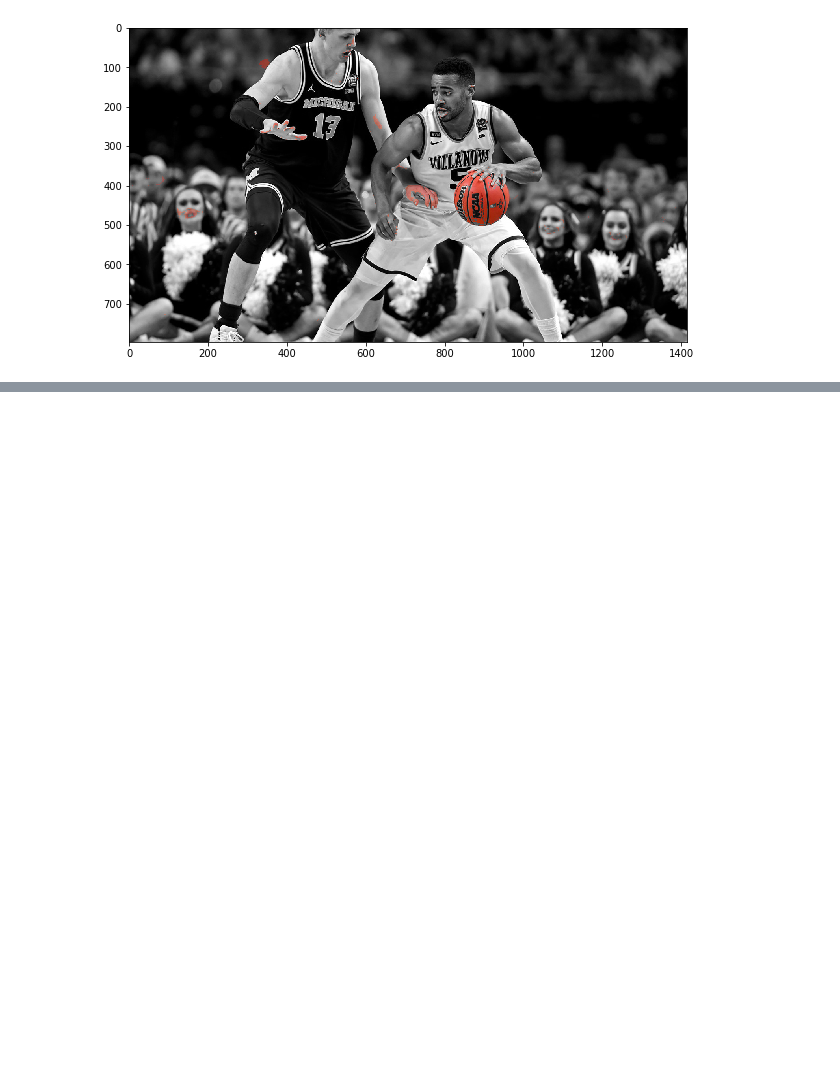
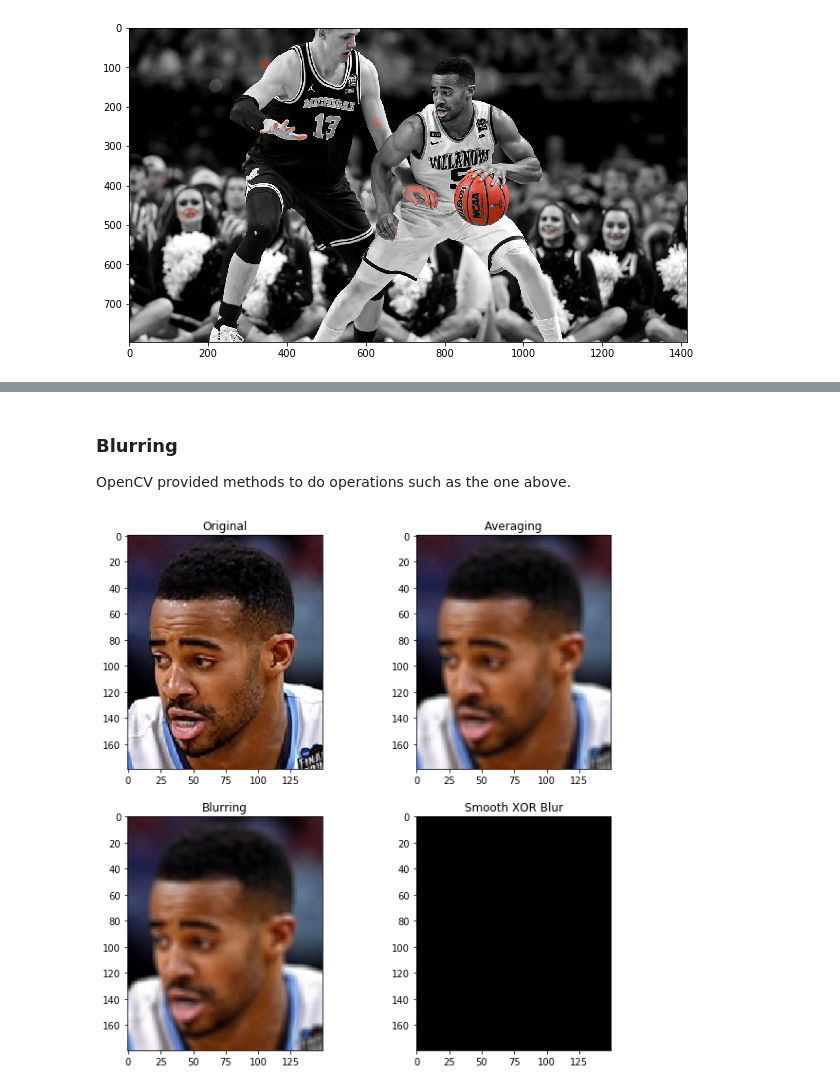
Before and after one commit to guilhermesimas/text-classification, a Jupyter notebook: opencv-img-processing/opencv-img-processing.ipynb, the cells around one changed output, grey strips where cells are left out. Saved outputs shown, nothing was run; the diff lists cells and outputs as text; code cells hidden in the pictures; blank space fills up the shorter version.

```diff
--- a/opencv-img-processing/opencv-img-processing.ipynb
+++ b/opencv-img-processing/opencv-img-processing.ipynb
@@ -51,0 +104,15 @@ plt.imshow(img_done)
+# %% [markdown]
+### Blurring
+OpenCV provided methods to do operations such as the one above.
+# %%
+img_blur = cv2.blur(img_roi,(5,5))
+plt.subplot(221),plt.imshow(img_roi),plt.title('Original')
+plt.subplot(222),plt.imshow(img_smooth),plt.title('Averaging')
+plt.subplot(223),plt.imshow(img_blur),plt.title('Blurring')
+
+img_diff = cv2.bitwise_xor(img_smooth,img_blur)
+
+plt.subplot(224),plt.imshow(img_diff),plt.title('Smooth XOR Blur')
+plt.show()
+# %% [output]
+[figure, added]
```
Also changed, not shown: parts of 12 cells of this notebook, 1 other file.
